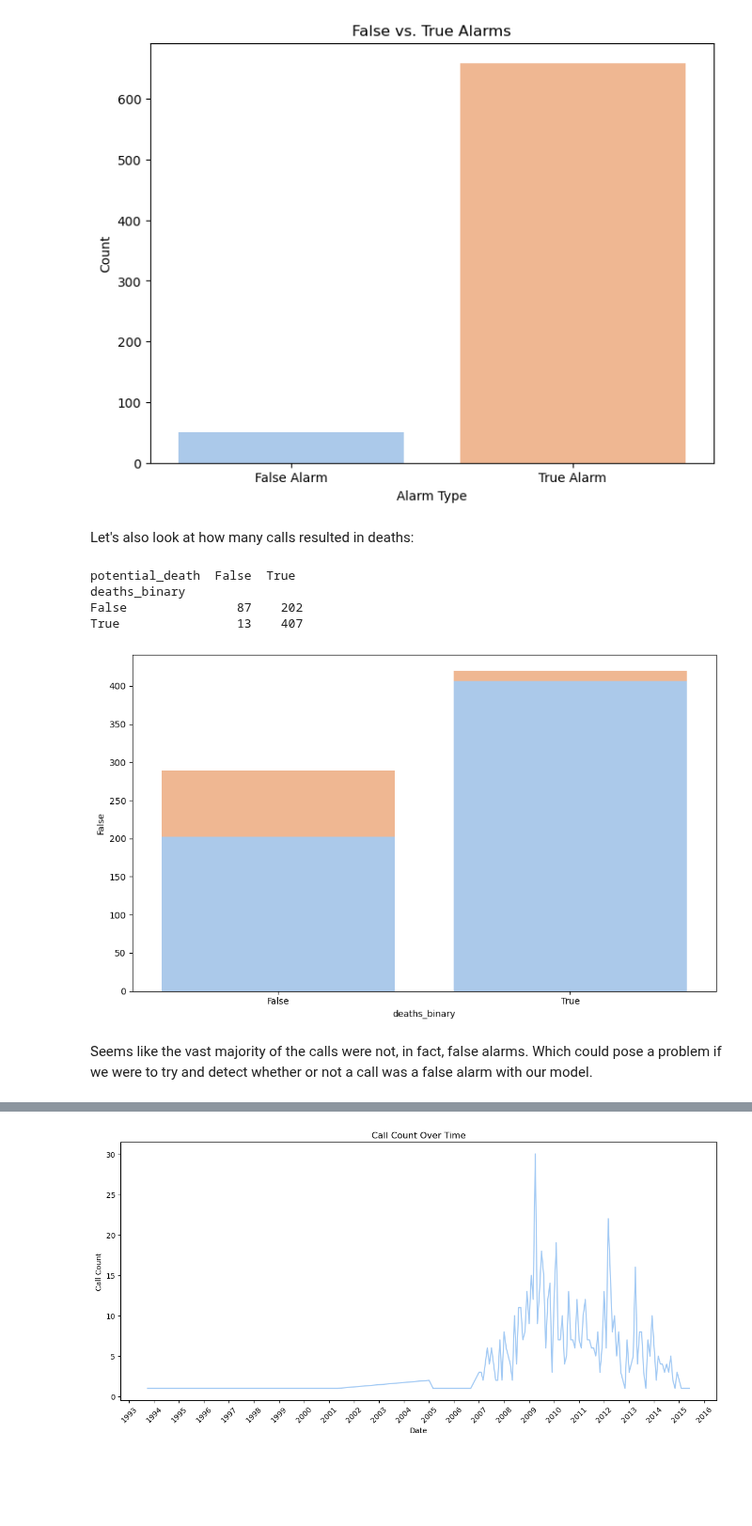
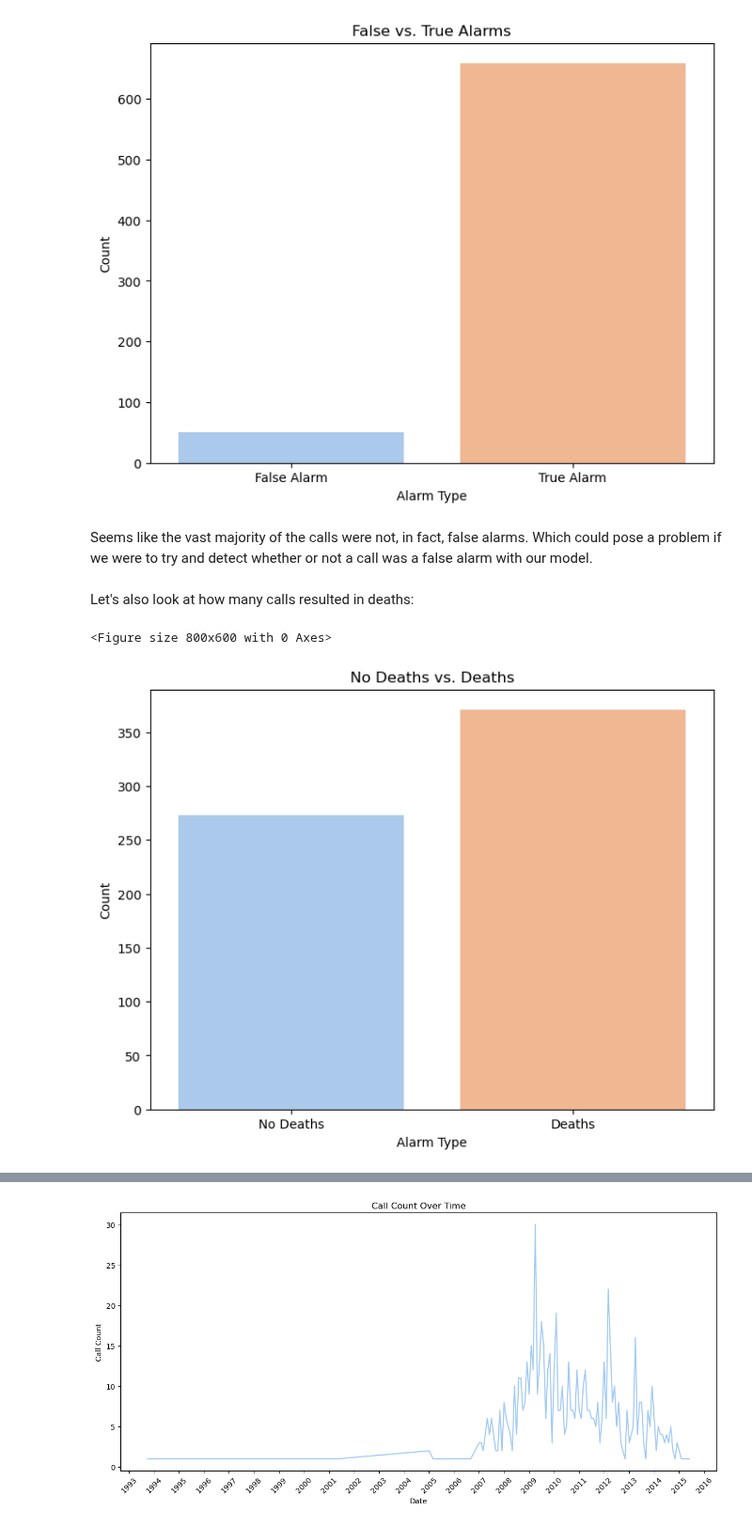
Before and after one commit to ramwtz/data-science-project, a Jupyter notebook: main.ipynb, the cells around one changed output, grey strips where cells are left out. Shown at 94% size. Cells and saved outputs as stored; diff of their text form; code cells hidden in the pictures; blank space fills up the shorter version.

```diff
--- a/main.ipynb
+++ b/main.ipynb
@@ -235,44 +219,24 @@ plt.show()
 # %% [output]
 <Figure size 800x600 with 0 Axes>
 [figure]
+# %% [markdown]
+Seems like the vast majority of the calls were not, in fact, false alarms. Which could pose a problem if we were to try and detect whether or not a call was a false alarm with our model.
 # %% [markdown]
 Let's also look at how many calls resulted in deaths:
 # %%
 no_deaths_count = df_clean[df_clean['deaths_binary'] == False]['id'].count()
 deaths_count = df_clean[df_clean['deaths_binary'] == True]['id'].count()
 
 # Create a bar chart
 plt.figure(figsize=(8, 6))
 
 # Create a bar chart using Seaborn
 plt.figure(figsize=(8, 6))
 sns.barplot(x=['No Deaths', 'Deaths'], y=[no_deaths_count, deaths_count])
 plt.xlabel('Alarm Type')
 plt.ylabel('Count')
-plt.title('False vs. True Alarms')
+plt.title('No Deaths vs. Deaths')
 plt.show()
+# %% [output]
+<Figure size 800x600 with 0 Axes>
+[figure, added]
-# %%
-# Group the data by 'deaths_bool' and 'potential_deaths' columns and count the occurrences
-grouped_data = df_clean.groupby(['deaths_binary', 'potential_death'])['id'].count().unstack()
-print(grouped_data)
-# Create a bar chart
-plt.figure(figsize=(10, 6))
-sns.barplot(data=grouped_data.reset_index(), x='deaths_binary', y=True, color=next(palette), label='Potential Death')
-sns.barplot(data=grouped_data.reset_index(), x='deaths_binary', y=False, color=next(palette), label='Not Potential Death', bottom=grouped_data[True])
-
-ax.set_xlabel('Potential Deaths')
-ax.set_ylabel('Count')
-ax.set_title('Cases with Potential Deaths and Outcomes')
-ax.legend(title='Death Occurred', labels=['No', 'Yes'], loc='upper right')
-
-plt.xticks(rotation=0)  # Keep x-axis labels horizontal
-plt.tight_layout()
-plt.show()
-# %% [output]
-potential_death  False  True
-deaths_binary
-False               87    202
-True                13    407
-[figure, removed]
-# %% [markdown]
-Seems like the vast majority of the calls were not, in fact, false alarms. Which could pose a problem if we were to try and detect whether or not a call was a false alarm with our model.
```
Also changed, not shown: parts of 13 cells of this notebook.
